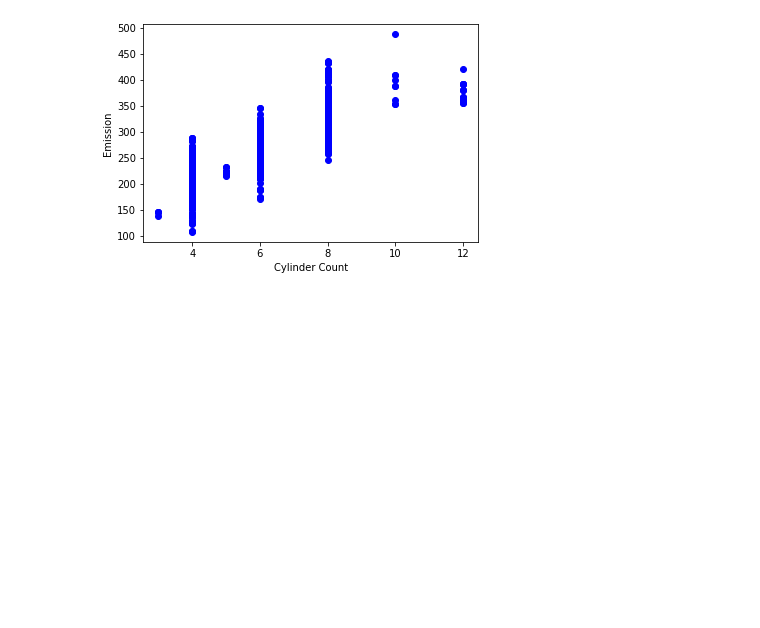
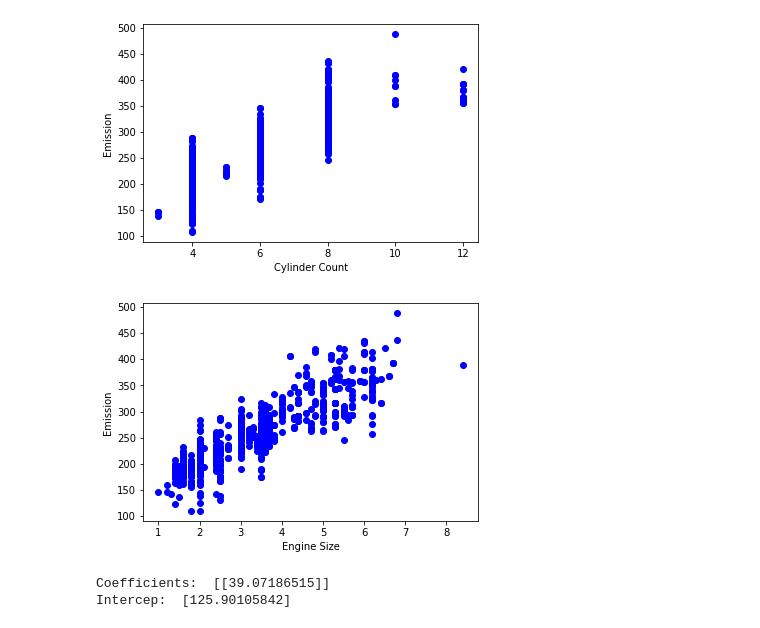
Before and after one commit to mdsinar/ML-Exercises, a Jupyter notebook: Exercise-1.ipynb, the cells around one changed output. Drawn from its saved outputs; the diff is of its cells as text; code cells hidden in the pictures; blank space fills up the shorter version.

Commit message:
Engine size based linear fit added

```diff
--- a/Exercise-1.ipynb
+++ b/Exercise-1.ipynb
@@ -81,3 +81,27 @@ plt.ylabel('Emission')
 plt.show()
 # %% [output]
 [figure]
+# %%
+msk = np.random.random(len(df)) < 0.8
+train = col_df[msk]
+test = col_df[~msk]
+# %%
+# Train data visulization
+plt.scatter(train.ENGINESIZE, train.CO2EMISSIONS, color='blue')
+plt.xlabel('Engine Size')
+plt.ylabel('Emission')
+plt.show()
+# %% [output]
+[figure, added]
+# %%
+# Lets do some modeling. We will be using linear regression
+from sklearn import linear_model
+l_reg = linear_model.LinearRegression()
+train_x = np.asanyarray(train[['ENGINESIZE']])
+train_y = np.asanyarray(train[['CO2EMISSIONS']])
+l_reg.fit(train_x, train_y)
+print('Coefficients: ', l_reg.coef_)    # Coefficient and intercept of linear regression model: Int + Coef*Xi
+print('Intercep: ', l_reg.intercept_)
+# %% [output]
+Coefficients:  [[39.07186515]]
+Intercep:  [125.90105842]
```
Also changed, not shown: parts of 3 cells of this notebook.
